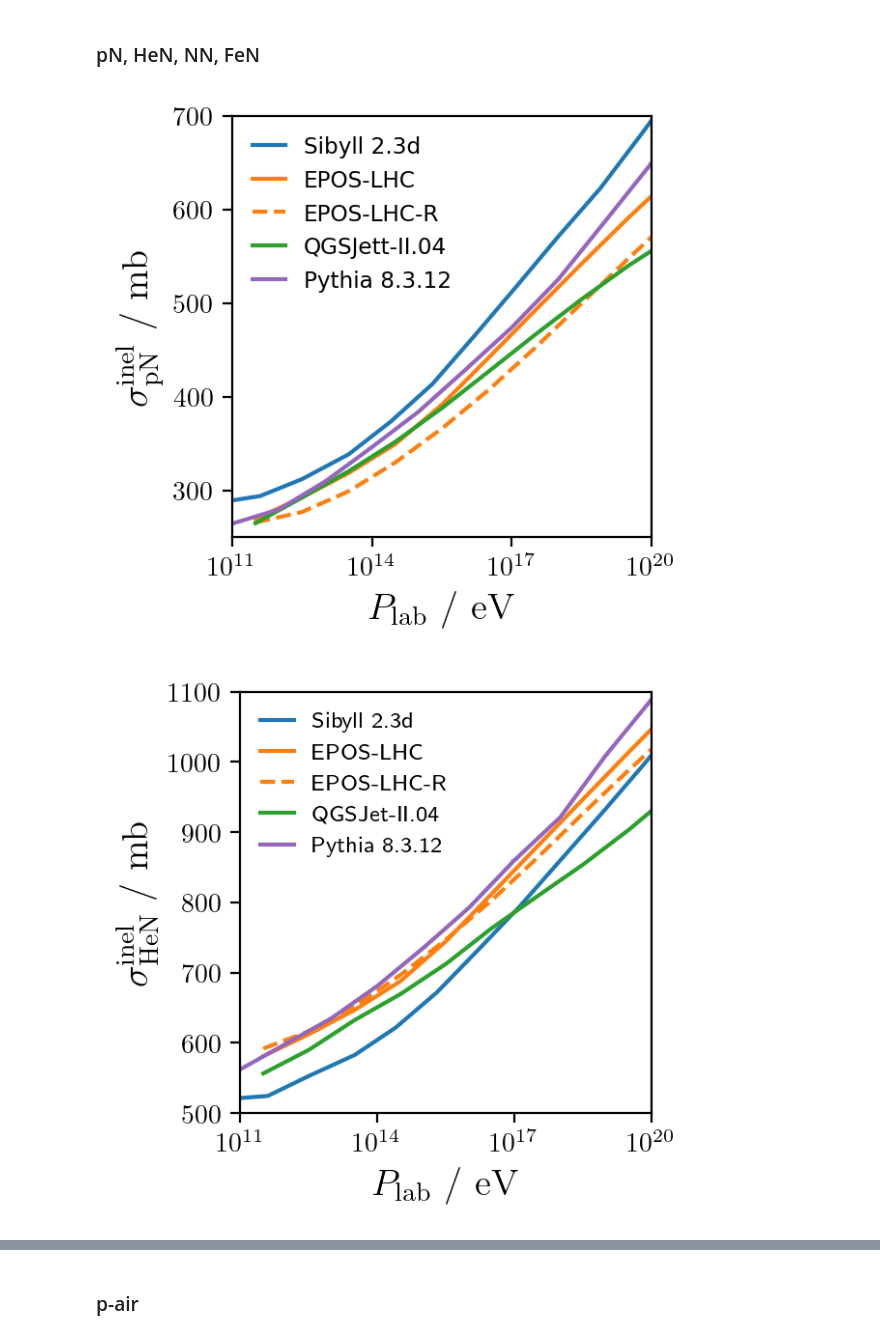
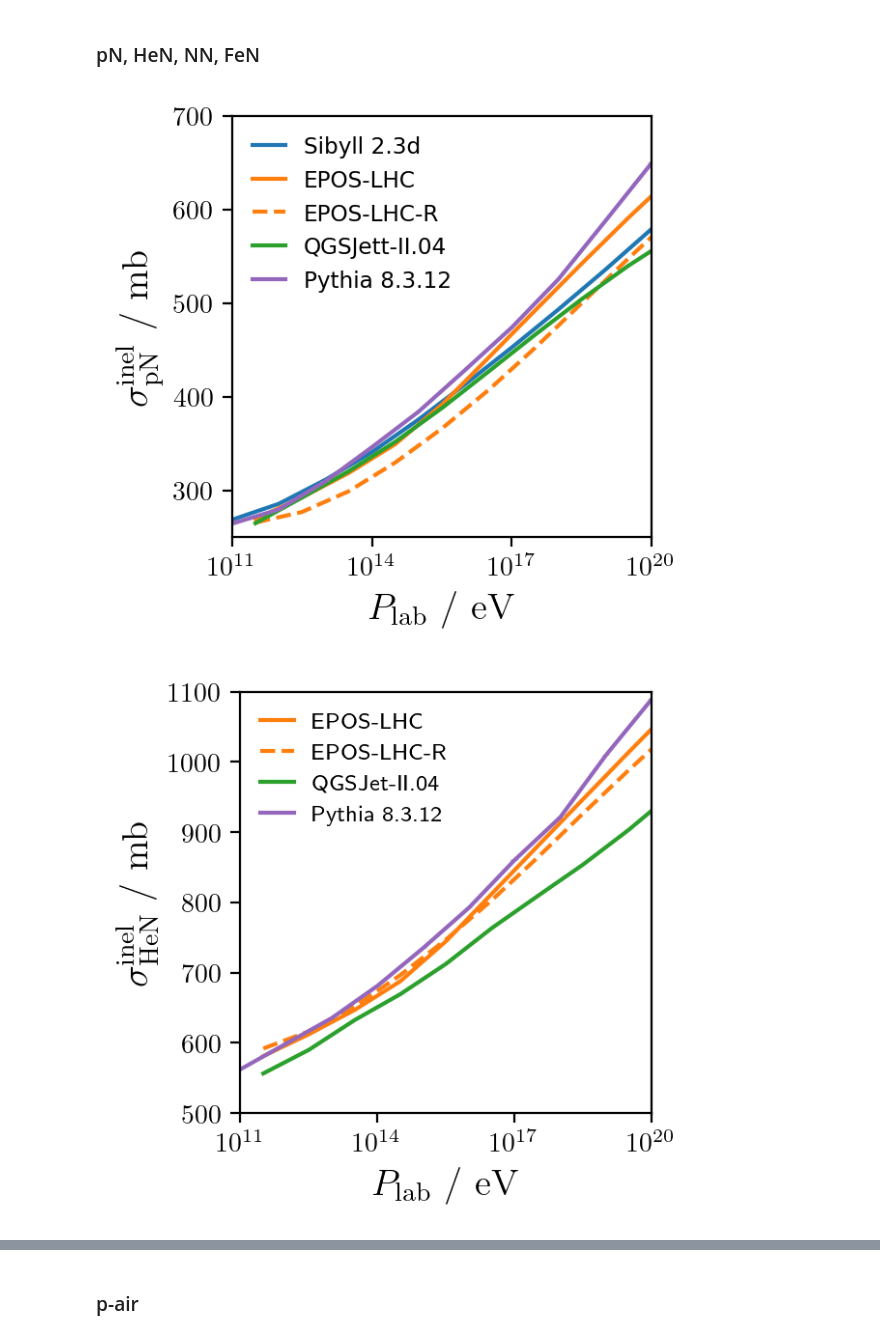
Before and after one commit to gaudu/pythia8312, a Jupyter notebook: examples/pythia8312_xsec_plotting.ipynb, the cells around one changed output, grey strips where cells are left out. Cells and saved outputs as stored; diff of their text form; code cells hidden in the pictures.

```diff
--- a/examples/pythia8312_xsec_plotting.ipynb
+++ b/examples/pythia8312_xsec_plotting.ipynb
@@ -207,6 +209,14 @@ column_names = [
     "production_cross_section_p_O16_mb", "unknown_col1", "unknown_col2"
 ]
 xsec_p_O_p8_fix = pd.read_csv(file_path, delim_whitespace=True, comment='#', names=column_names)
+# %%
+plab_crmc = [1e+11, 1e+12, 1e+13, 1e+14, 1e+15, 1e+16, 1e+17, 1e+18, 1e+19, 1e+20, 1e+21]
+xsec_p_N_inel_crmc = [268.530, 285.525, 311.168, 340.769, 375.581, 413.243, 452.470, 493.080, 535.234, 579.055, 624.535]
+
+xsec_p_N_inel_crmc_sib = pd.DataFrame({
+    'plab': plab_crmc,
+    'sig_inel': xsec_p_N_inel_crmc
+})
 # %% [markdown]
 ### pp and $\pi$+ p
 # %%
@@ -377,36 +383,36 @@ fig.savefig("xs_inel_piO.pdf", format='pdf')
 # %%
 # pN
 
 plt.rcParams['text.usetex'] = True
 plt.rcParams['font.family'] = 'serif'
 plt.rcParams['font.serif'] = ['Computer Modern Roman']
 
 fig, ax = plt.subplots(figsize=(3.2,3), dpi=200)
 ax.set(xlim=(1e11,1e20), ylim=(250, 700))
 ax.set_xscale('log')
 ax.set(xlabel=r"$P_\mathrm{lab}$ / $\mathrm{eV}$", ylabel=r"$\sigma^\mathrm{inel}_\mathrm{pN}$ / $\mathrm{mb}$")
 ax.xaxis.label.set_size(14)
 ax.yaxis.label.set_size(14)
 
 plt.rcParams['text.usetex'] = False
 plt.rcParams['font.family'] = 'sans-serif'
 plt.rcParams['font.sans-serif'] = ['DejaVu Sans']
 
-ax.plot((10 ** elab_sib_2)*1e9, xs_p_N_sib, "-", color="tab:blue", label="Sibyll 2.3d")
+#ax.plot((10 ** elab_sib_2)*1e9, xs_p_N_sib, "-", color="tab:blue", label="Sibyll 2.3d")
+ax.plot(xsec_p_N_inel_crmc_sib['plab'], xsec_p_N_inel_crmc_sib['sig_inel'], "-", color="tab:blue", label="Sibyll 2.3d")
 ax.plot(xs_p_N_eposlhc[0]*1e9, xs_p_N_eposlhc[1], "-", color="tab:orange", label="EPOS-LHC")
 ax.plot(xs_p_N_eposlhcr[0]*1e9, xs_p_N_eposlhcr[1], linestyle="--", color="tab:orange", label="EPOS-LHC-R")
 ax.plot(xs_p_N_qgsjetII04[0]*1e9, xs_p_N_qgsjetII04[1], '-', color="tab:green", label="QGSJett-II.04")
 ax.errorbar(p_N_sNN_dataframe['plab']*1e9, p_N_sNN_dataframe['sig_inel'], yerr=p_N_sNN_dataframe['err_inel'], c='tab:purple', ecolor='lightgrey', elinewidth=3, ls='-')
 ax.plot([None], [None], ls='-', color="tab:purple", label="Pythia 8.3.12")
 ax.legend(loc='upper left', bbox_to_anchor=(0, 1), fontsize="small", frameon=False, handlelength=1.5)
 
 plt.rcParams['text.usetex'] = True
 
 fig.tight_layout()
-fig.savefig("xs_inel_pN.png", dpi=400)
 fig.savefig("xs_inel_pN.pdf", format='pdf')
 # %% [output]
-[figure, old version]
+[figure, new version]
 # %%
 # HeN
 
@@ -425,7 +431,7 @@ ax.yaxis.label.set_size(14)
 plt.rcParams['font.family'] = 'sans-serif'
 plt.rcParams['font.sans-serif'] = ['DejaVu Sans']
 
-ax.plot((10 ** elab_sib)*1e9, xs_He_N_sib, "-", color="tab:blue", label="Sibyll 2.3d")
+#ax.plot((10 ** elab_sib)*1e9, xs_He_N_sib, "-", color="tab:blue", label="Sibyll 2.3d")
 ax.plot(xs_He_N_eposlhc[0]*1e9, xs_He_N_eposlhc[1], "-", color="tab:orange", label="EPOS-LHC")
 ax.plot(xs_He_N_eposlhcr[0]*1e9, xs_He_N_eposlhcr[1], linestyle="--", color="tab:orange", label="EPOS-LHC-R")
 ax.plot(xs_He_N_qgsjetII04[0]*1e9, xs_He_N_qgsjetII04[1], '-', color="tab:green", label="QGSJet-II.04")
@@ -435,10 +441,9 @@ ax.plot([None], [None], ls='-', color="tab:purple", label="Pythia 8.3.12")
 ax.legend(loc='upper left', bbox_to_anchor=(0, 1), fontsize="small", frameon=False, handlelength=1.5)
 
 fig.tight_layout()
-fig.savefig("xs_inel_HeN.png", dpi=400)
 fig.savefig("xs_inel_HeN.pdf", format='pdf')
 # %% [output]
-[figure, old version]
+[figure, new version]
 # %%
 # NN
 
```
Also changed, not shown: parts of 30 cells of this notebook.
